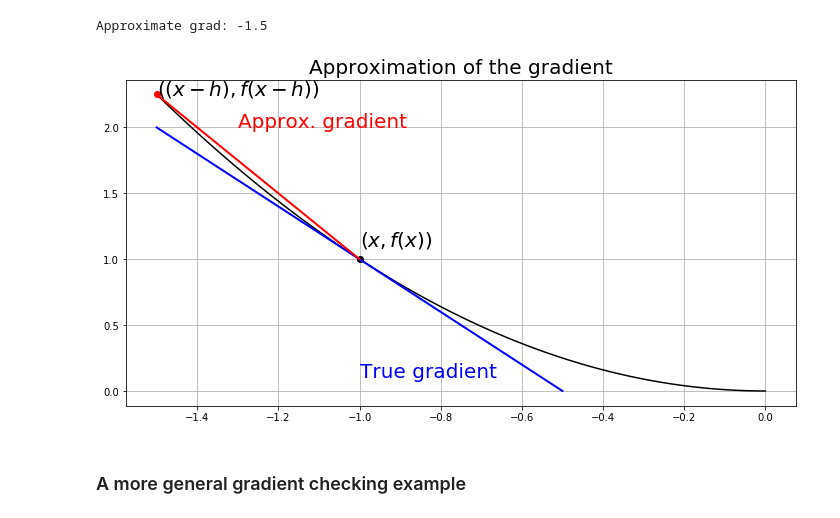
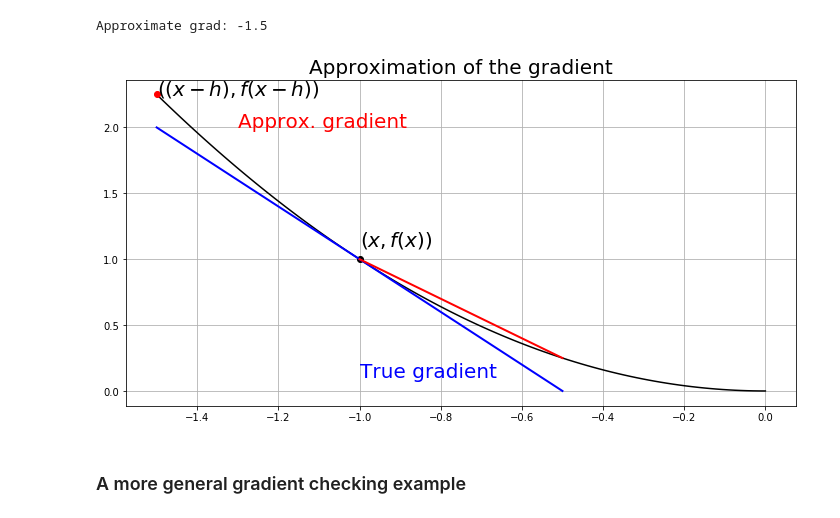
Before and after one commit to davidbp/lxmls-notebooks, a Jupyter notebook: day_0/day_0_introduction.ipynb, the cells around one changed output. Drawn from its saved outputs; the diff is of its cells as text; code cells hidden in the pictures.

```diff
--- a/day_0/day_0_introduction.ipynb
+++ b/day_0/day_0_introduction.ipynb
@@ -113,23 +113,23 @@ Approximate grad: -1.5
 # %%
 # Now let's plot the approximate gradient too.
 
 def plot_approx_gradient():
 
     plot_true_gradient()
 
     # this is the point with which we approximate the gradient
     h = 0.5
     plt.plot([x - h],[func(x - h)],'ro')
     plt.text(x - h, func(x - h), '$((x-h),f(x-h))$', size=20, color="k")
-    plt.plot([x - h, x], [func(x - h), func(x)],'r-',lw=2)
+    plt.plot([x, x + h], [func(x), func(x + h)],'r-',lw=2)
 
     plt.text(-1.3, 2.0, 'Approx. gradient', size=20, color="r")
     plt.title("Approximation of the gradient", size=20)
 
 plot_approx_gradient()
 plt.show()
 # %% [output]
-[figure, old version]
+[figure, new version]
 # %% [markdown]
 ### A more general gradient checking example
 # %%
```
